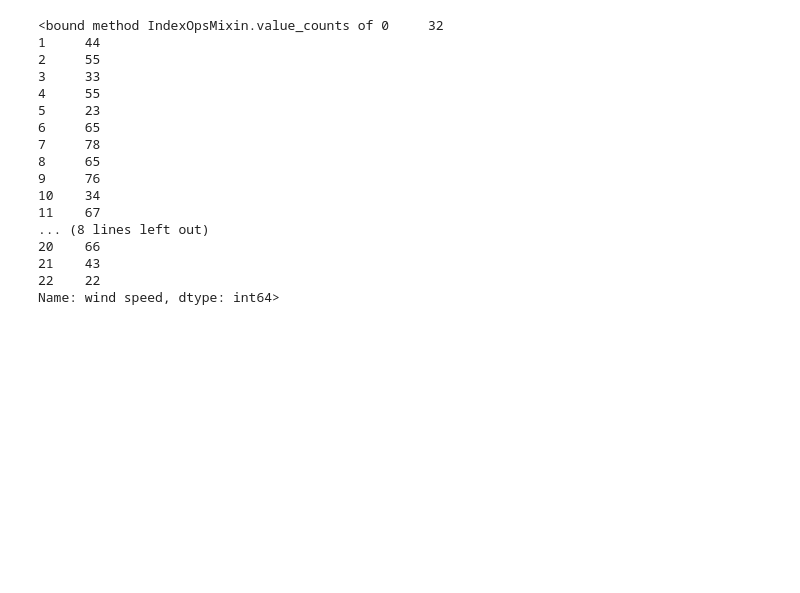
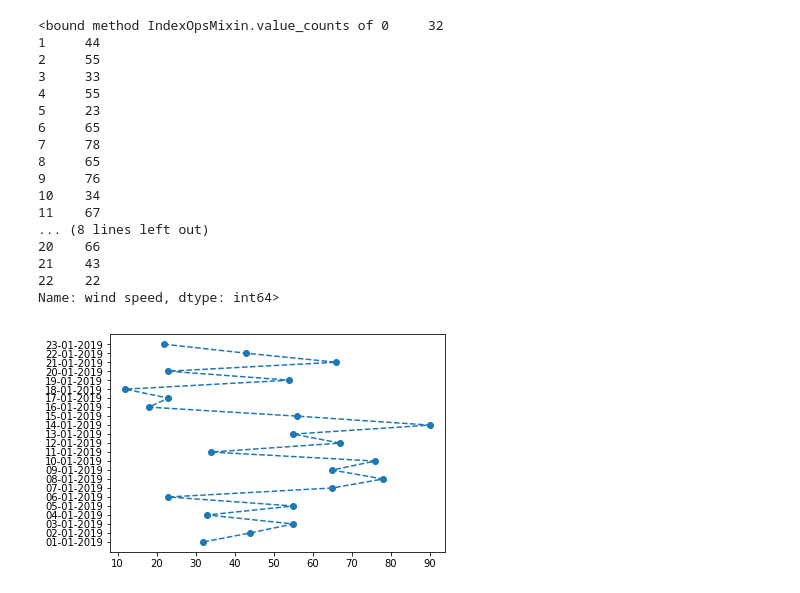
Before and after one commit to SANYAM1996/scatter-plotter, a Jupyter notebook: Datacamp/DATA_VISUAL.ipynb, the cells around one changed output. Drawn from its saved outputs; the diff is of its cells as text; code cells hidden in the pictures; blank space fills up the shorter version.

```diff
--- a/Datacamp/DATA_VISUAL.ipynb
+++ b/Datacamp/DATA_VISUAL.ipynb
@@ -105,3 +105,8 @@ dt['wind speed'].value_counts
 21    43
 22    22
 Name: wind speed, dtype: int64>
+# %%
+plt.plot(dt['wind speed'],dt['day'],marker = 'o',linestyle = '--')
+plt.show()
+# %% [output]
+[figure, added]
```
Also changed, not shown: parts of 6 cells of this notebook.
